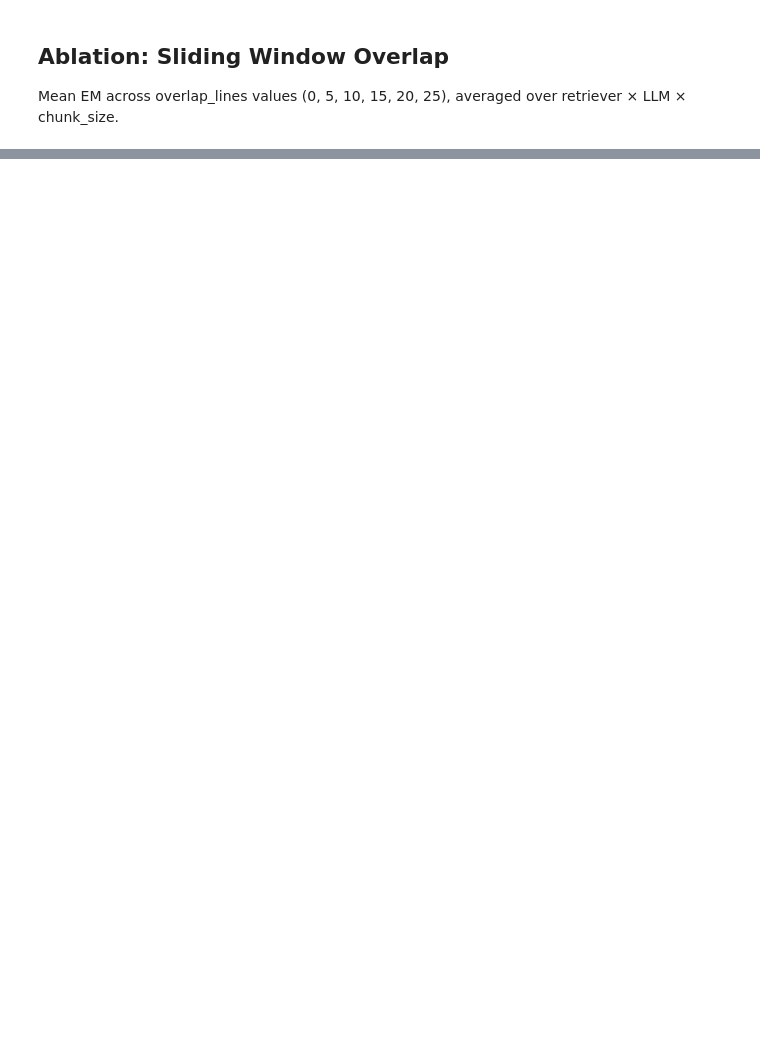
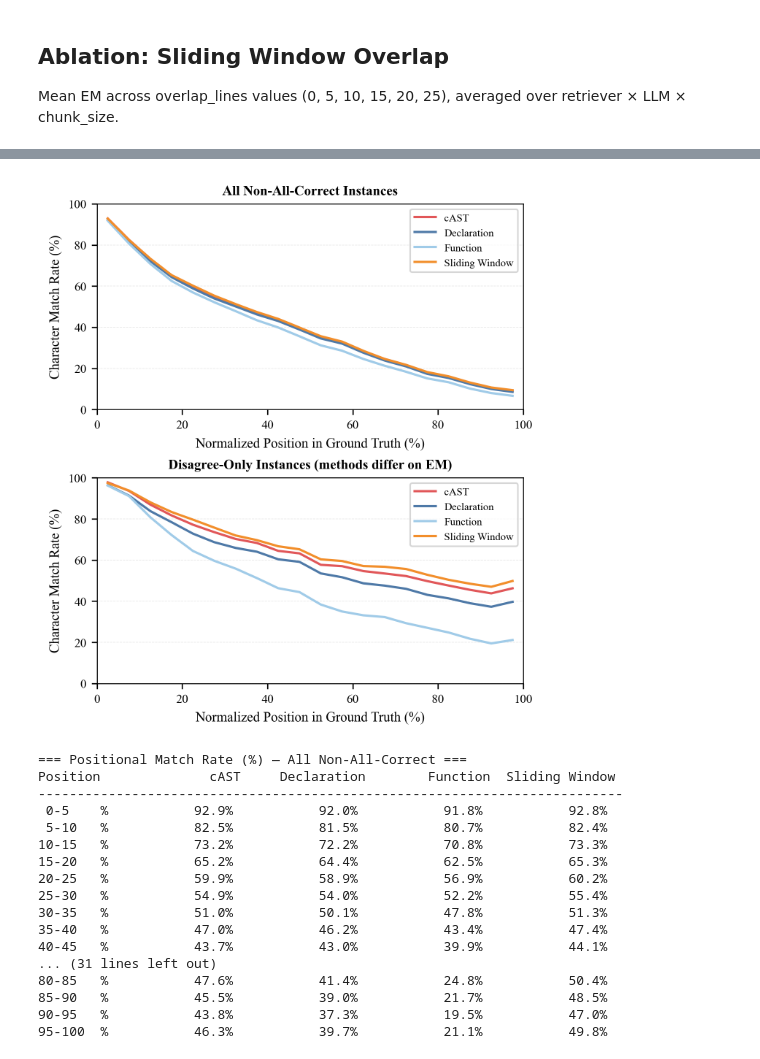
Before and after one commit to Si1w/chunk, a Jupyter notebook: eval/figure/repoeval_figures.ipynb, the cells around one changed output, grey strips where cells are left out. Saved outputs shown, nothing was run; the diff lists cells and outputs as text; code cells hidden in the pictures; blank space fills up the shorter version.

```diff
--- a/eval/figure/repoeval_figures.ipynb
+++ b/eval/figure/repoeval_figures.ipynb
@@ -554,0 +842,54 @@ print(abl_summary.to_string(index=False))
+# %%
+# Figure: Positional Match Rate (2 rows: all non-all-correct, disagree-only)
+bin_centers = np.arange(N_BINS) / N_BINS * 100 + 100 / N_BINS / 2
+
+fig, axes = plt.subplots(2, 1, figsize=(4.5, 5), constrained_layout=True)
+
+for ax, rd, title in [
+    (axes[0], pos_rate, "All Non-All-Correct Instances"),
+    (axes[1], dis_rate, "Disagree-Only Instances (methods differ on EM)"),
+]:
+    for m in PC_METHODS:
+        ax.plot(bin_centers, rd[m] * 100, color=PC_COLORS[m],
+                linewidth=1.5, label=PC_LABELS[m])
+    ax.set_xlabel("Normalized Position in Ground Truth (%)")
+    ax.set_ylabel("Character Match Rate (%)")
+    ax.set_title(title, fontweight="bold", fontsize=9)
+    ax.set_xlim(0, 100); ax.set_ylim(0, 100)
+    ax.yaxis.grid(True, linestyle="--", alpha=0.3, linewidth=0.4)
+    ax.set_axisbelow(True)
+    ax.legend(fontsize=7, loc="upper right")
+
+fig.savefig(OUTPUT_DIR / "repoeval_positional_match_rate.pdf", bbox_inches="tight", pad_inches=0.02)
+plt.show()
+
+# Print tables
+for label, rd in [("All Non-All-Correct", pos_rate), ("Disagree-Only", dis_rate)]:
+    print(f"\n=== Positional Match Rate (%) — {label} ===")
+    header = f"{'Position':<10}"
+    for m in PC_METHODS: header += f"{PC_LABELS[m]:>16}"
+    print(header); print("-"*75)
+    for b in range(N_BINS):
+        lo, hi = b*100//N_BINS, (b+1)*100//N_BINS
+        row = f"{lo:>2}-{hi:<5}%"
+        for m in PC_METHODS: row += f"{rd[m][b]*100:>15.1f}%"
+        print(row)
+# %% [output]
+[figure, added]
+=== Positional Match Rate (%) — All Non-All-Correct ===
+Position              cAST     Declaration        Function  Sliding Window
+---------------------------------------------------------------------------
+ 0-5    %           92.9%           92.0%           91.8%           92.8%
+ 5-10   %           82.5%           81.5%           80.7%           82.4%
+10-15   %           73.2%           72.2%           70.8%           73.3%
+15-20   %           65.2%           64.4%           62.5%           65.3%
+20-25   %           59.9%           58.9%           56.9%           60.2%
+25-30   %           54.9%           54.0%           52.2%           55.4%
+30-35   %           51.0%           50.1%           47.8%           51.3%
+35-40   %           47.0%           46.2%           43.4%           47.4%
+40-45   %           43.7%           43.0%           39.9%           44.1%
+... (31 lines left out)
+80-85   %           47.6%           41.4%           24.8%           50.4%
+85-90   %           45.5%           39.0%           21.7%           48.5%
+90-95   %           43.8%           37.3%           19.5%           47.0%
+95-100  %           46.3%           39.7%           21.1%           49.8%
```
Also changed, not shown: parts of 17 cells of this notebook, 35 other files.
